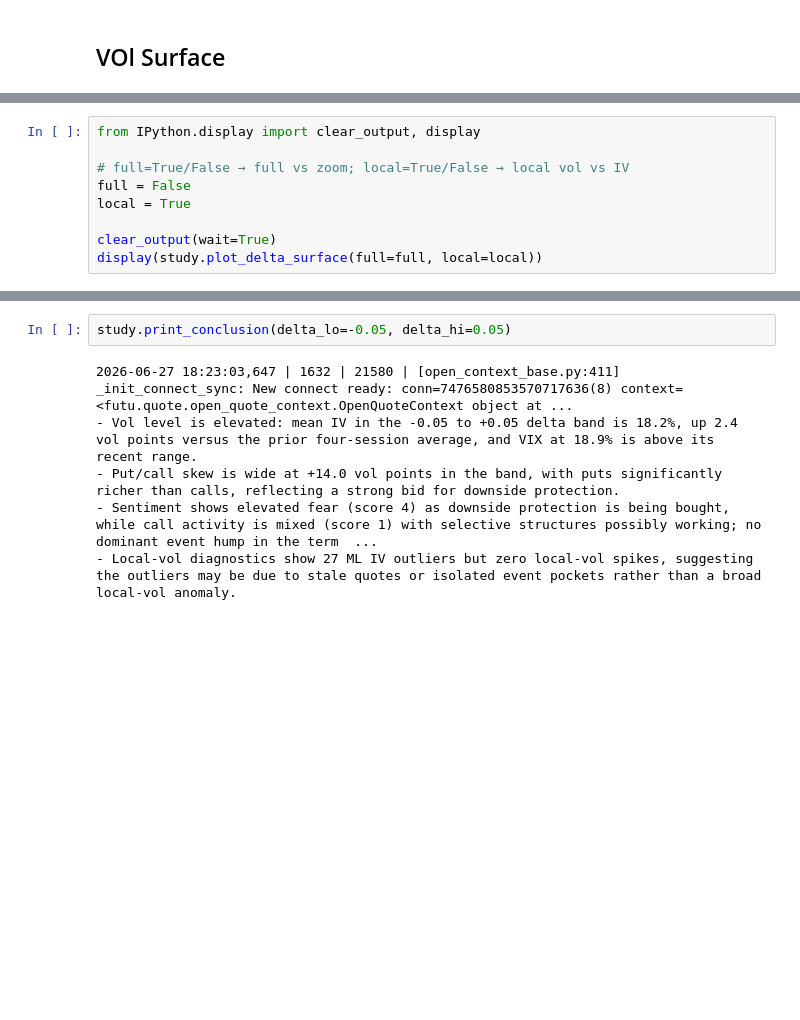
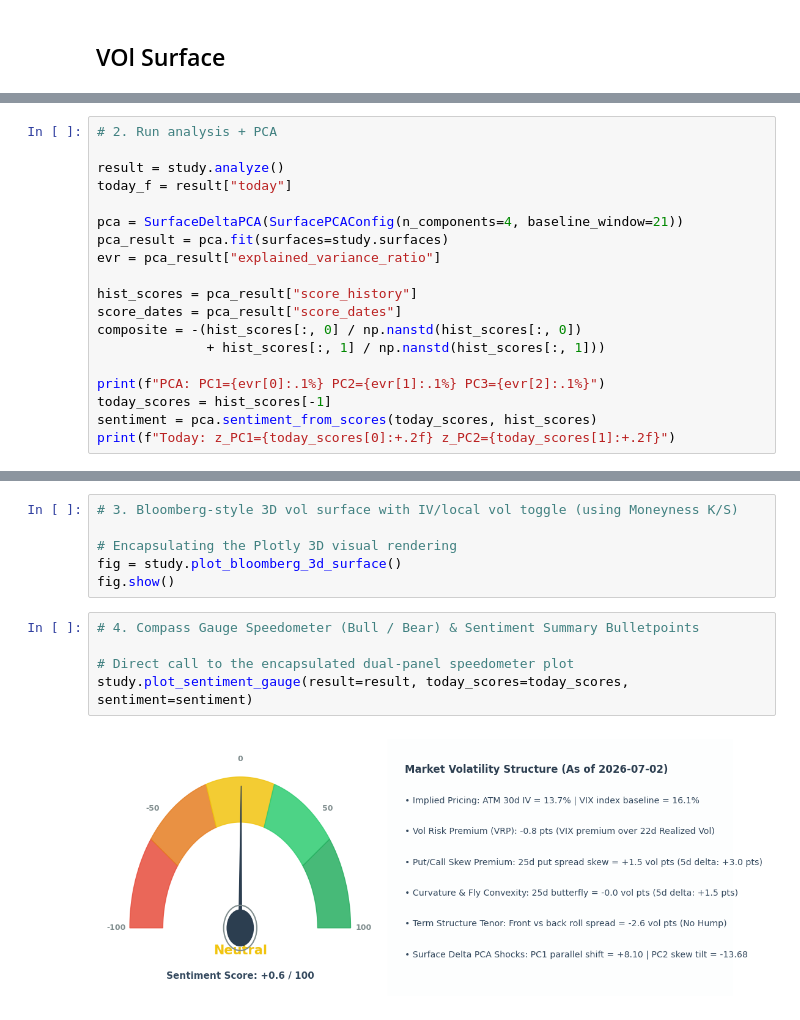
Before and after one commit to StevenYang23/Signal_Monitor, a Jupyter notebook: trading_signal.ipynb, the cells around one changed output, grey strips where cells are left out. Drawn from its saved outputs; the diff is of its cells as text; blank space fills up the shorter version.

```diff
--- a/trading_signal.ipynb
+++ b/trading_signal.ipynb
@@ -129,10 +124,20 @@ study.load_history()
 # %%
-from IPython.display import clear_output, display
+# 2. Run analysis + PCA
 
-# full=True/False → full vs zoom; local=True/False → local vol vs IV
-full = False
-local = True
+result = study.analyze()
+today_f = result["today"]
 
-clear_output(wait=True)
-display(study.plot_delta_surface(full=full, local=local))
+pca = SurfaceDeltaPCA(SurfacePCAConfig(n_components=4, baseline_window=21))
+pca_result = pca.fit(surfaces=study.surfaces)
+evr = pca_result["explained_variance_ratio"]
+
+hist_scores = pca_result["score_history"]
+score_dates = pca_result["score_dates"]
+composite = -(hist_scores[:, 0] / np.nanstd(hist_scores[:, 0])
+              + hist_scores[:, 1] / np.nanstd(hist_scores[:, 1]))
+
+print(f"PCA: PC1={evr[0]:.1%} PC2={evr[1]:.1%} PC3={evr[2]:.1%}")
+today_scores = hist_scores[-1]
+sentiment = pca.sentiment_from_scores(today_scores, hist_scores)
+print(f"Today: z_PC1={today_scores[0]:+.2f} z_PC2={today_scores[1]:+.2f}")
 # %% [output]
@@ -140,8 +148,13 @@ display(study.plot_delta_surface(full=full, local=local))
 # %%
-study.print_conclusion(delta_lo=-0.05, delta_hi=0.05)
+# 3. Bloomberg-style 3D vol surface with IV/local vol toggle (using Moneyness K/S)
+
+# Encapsulating the Plotly 3D visual rendering
+fig = study.plot_bloomberg_3d_surface()
+fig.show()
-# %% [output]
-2026-06-27 18:23:03,647 | 1632 | 21580 | [open_context_base.py:411] _init_connect_sync: New connect ready: conn=7476580853570717636(8) context=<futu.quote.open_quote_context.OpenQuoteContext object at ...
-- Vol level is elevated: mean IV in the -0.05 to +0.05 delta band is 18.2%, up 2.4 vol points versus the prior four-session average, and VIX at 18.9% is above its recent range.
-- Put/call skew is wide at +14.0 vol points in the band, with puts significantly richer than calls, reflecting a strong bid for downside protection.
-- Sentiment shows elevated fear (score 4) as downside protection is being bought, while call activity is mixed (score 1) with selective structures possibly working; no dominant event hump in the term  ...
-- Local-vol diagnostics show 27 ML IV outliers but zero local-vol spikes, suggesting the outliers may be due to stale quotes or isolated event pockets rather than a broad local-vol anomaly.
+# %%
+# 4. Compass Gauge Speedometer (Bull / Bear) & Sentiment Summary Bulletpoints
+
+# Direct call to the encapsulated dual-panel speedometer plot
+study.plot_sentiment_gauge(result=result, today_scores=today_scores, sentiment=sentiment)
+# %% [output]
+[figure, added]
```
Also changed, not shown: parts of 2 cells of this notebook, 9 other files.
